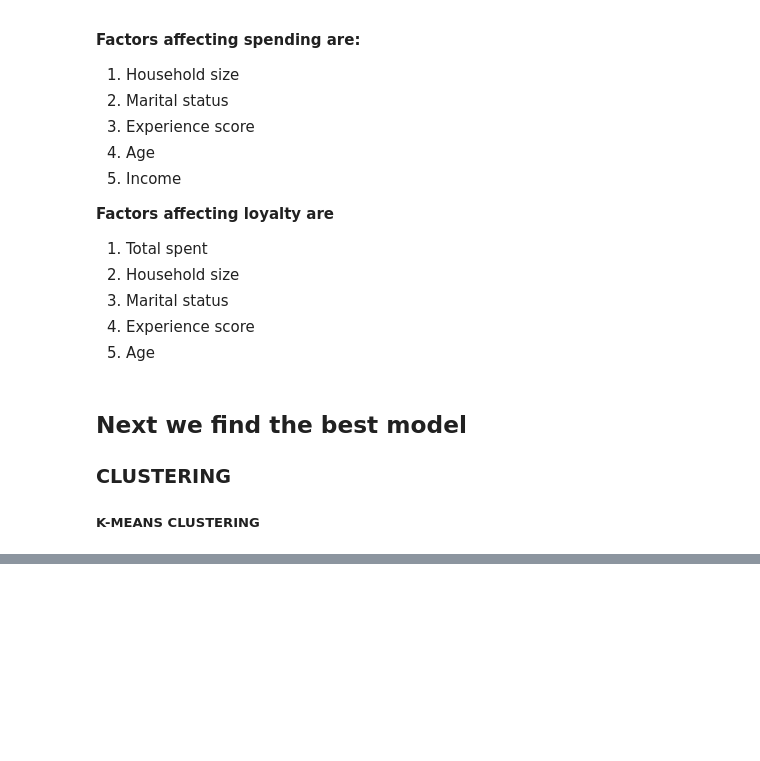
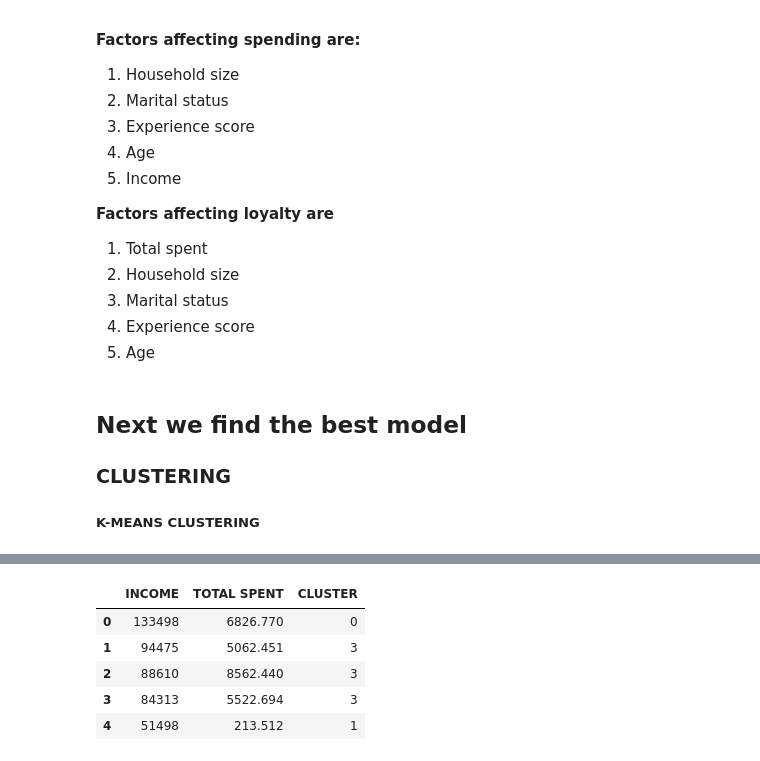
Before and after one commit to CikuKariuki/Retailer-X, a Jupyter notebook: analysis/Retailer X.ipynb, the cells around one changed output, grey strips where cells are left out. Saved outputs shown, nothing was run; the diff lists cells and outputs as text; code cells hidden in the pictures; blank space fills up the shorter version.

```diff
--- a/analysis/Retailer X.ipynb
+++ b/analysis/Retailer X.ipynb
@@ -379,0 +514,3 @@ cluster_in_out.tail()
+# %%
+agglomerative_model = AgglomerativeClustering(n_clusters = 4)
+agglomerative_model
@@ -379,0 +521,4 @@ cluster_in_out.tail()
+# %%
+# same cluster input as before: income and total spent
+h_cluster_output = agglomerative_model.fit_predict(cluster_input)
+h_cluster_output
@@ -379,0 +543,3 @@ cluster_in_out.tail()
+# %%
+h_cluster_output = pd.DataFrame(h_cluster_output, columns = ['CLUSTER'])
+h_cluster_output.head()
@@ -379,0 +553,10 @@ cluster_in_out.tail()
+# %%
+h_cluster_in_out = pd.concat([cluster_input, h_cluster_output], axis =1)
+h_cluster_in_out.head()
+# %% [output]
+|  | INCOME | TOTAL SPENT | CLUSTER |
+| 0 | 133498 | 6826.770 | 0 |
+| 1 | 94475 | 5062.451 | 3 |
+| 2 | 88610 | 8562.440 | 3 |
+| 3 | 84313 | 5522.694 | 3 |
+| 4 | 51498 | 213.512 | 1 |
```
Also changed, not shown: parts of 29 cells of this notebook.
